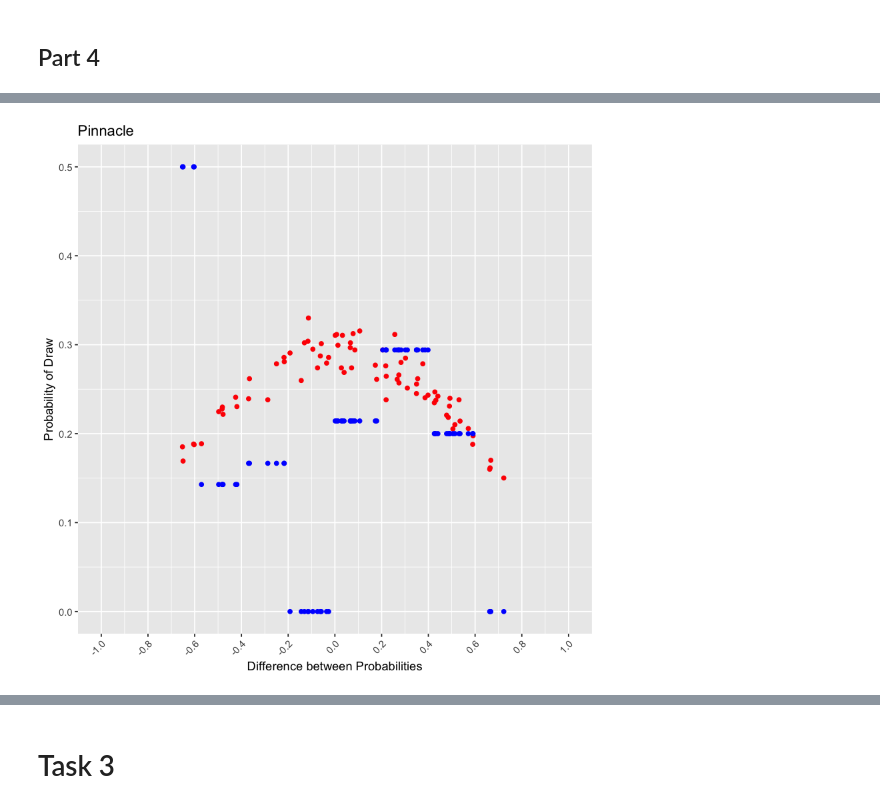
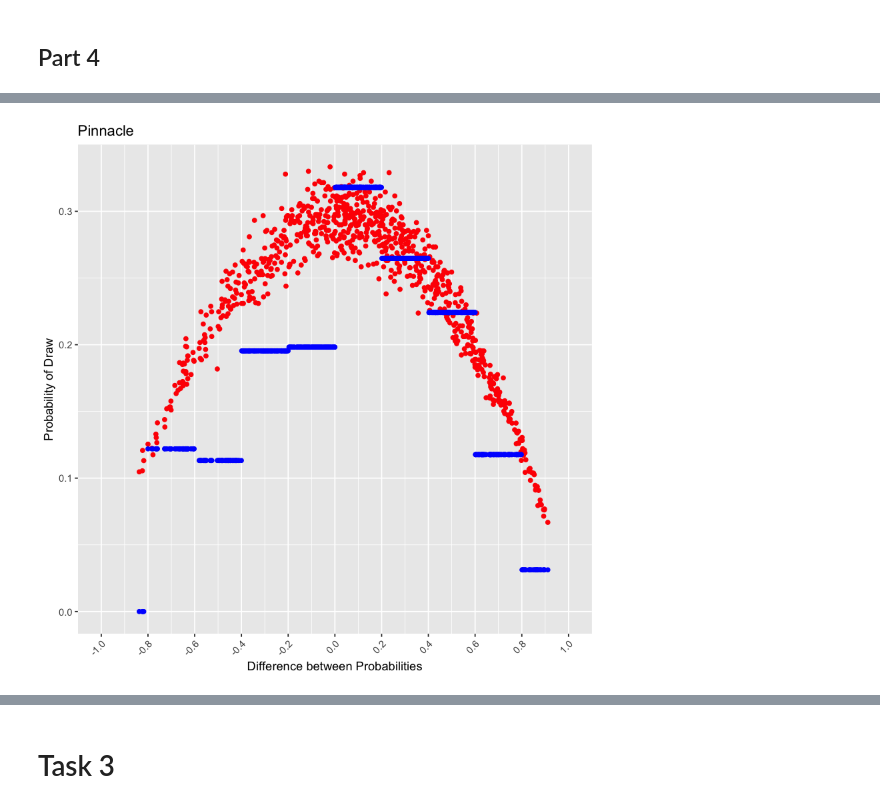
Before and after one commit to BU-IE-582/fall20-mbahadir, a Jupyter notebook: Homework1/Homework 1.ipynb, the cells around one changed output, grey strips where cells are left out. Saved outputs shown, nothing was run; the diff lists cells and outputs as text; code cells hidden in the pictures.

```diff
--- a/Homework1/Homework 1.ipynb
+++ b/Homework1/Homework 1.ipynb
@@ -5,0 +1,8 @@ library(ggplot2)
+# %%
+library(data.table)
+df_1=fread("E0.csv")
+df_2=fread("E0-2.csv")
+df_3=fread("E0-3.csv")
+joints <- intersect(colnames(df_3), colnames(df_1[,1:56]))
+df<-rbind(subset(df_1, select = joints), subset(df_2, select = joints),subset(df_3, select=joints))
+library(ggplot2)
@@ -74,10 +83,10 @@ A similar situation for Home Goals is existing for Away Goals. Namely, Poisson d
 # %% [markdown]
 ## Task 2
 # %%
-df_Bet365=df[,c(8,23,24,25,26,27)]
-df_BetAndWin=df[,c(8,23,24,28,29,30)]
-df_Pinnacle=df[,c(8,23,24,34,35,36)]
-df_IW=df[,c(8,23,24,31,32,33)]
+df_Bet365=df[,c(7,22,23,24,25,26)]
+df_BetAndWin=df[,c(7,22,23,27,28,29)]
+df_Pinnacle=df[,c(7,22,23,33,34,35)]
+df_IW=df[,c(7,22,23,30,31,32)]
 # %% [markdown]
 4 different data frames were constructed by selecting proper columns(columns related to matches and each bookmaker) from the general data frame. These bookmakers can be listed as Bet 365, Bet and Win, Pinnacle, and IW. All the processes are made in those data frames.
 # %% [markdown]
@@ -155,11 +164,11 @@ In this part, Bet 365 selected as first bookmaker. Which steps were done can be
 # %%
 library(comprehenr)
 # %%
-a<-seq(-1,0.8,by=0.2)
+a<-seq(-1,1,by=0.2)
 df_Bet365$diff=df_Bet365$home_prob-df_Bet365$away_prob
-df_Bet365$categ<-to_vec(for(posi in 1:78) for(i in a)
-  if(i>(df_Bet365$home_prob[posi]-df_Bet365$away_prob[posi]) &&
-     i<=(df_Bet365$home_prob[posi]-df_Bet365$away_prob[posi]+0.2)) as.integer((i+1)/0.2)-1)
+df_Bet365$categ<-to_vec(for(posi in 1:838) for(i in a)
+  if(i>=(df_Bet365$home_prob[posi]-df_Bet365$away_prob[posi]) &&
+     i<(df_Bet365$home_prob[posi]-df_Bet365$away_prob[posi]+0.2)) as.integer((i+1)/0.2)-1)
 
 df_Bet365[categ==0, bins:="(-1, -0.8]"]
 df_Bet365[categ==1, bins:="(-0.8, -0.6]"]
@@ -286,36 +293,36 @@ ggplot(df_IW,aes(x=bins,y=draw_prob))+ stat_summary(fun.y="mean", geom="bar")+
 # %%
 df_Pinnacle$diff=df_Pinnacle$home_prob-df_Pinnacle$away_prob
-df_Pinnacle$categ<-to_vec(for(posi in 1:78) for(i in a)
-  if(i>(df_Pinnacle$home_prob[posi]-df_Pinnacle$away_prob[posi]) &&
+df_Pinnacle$categ<-to_vec(for(posi in 1:838) for(i in a)
+  if(i>=(df_Pinnacle$home_prob[posi]-df_Pinnacle$away_prob[posi]) &&
      i<=(df_Pinnacle$home_prob[posi]-df_Pinnacle$away_prob[posi]+0.2)) as.integer((i+1)/0.2)-1)
 
 df_Pinnacle[categ==0, bins:=determined_bins[1]]
 df_Pinnacle[categ==1, bins:=determined_bins[2]]
 df_Pinnacle[categ==2, bins:=determined_bins[3]]
 df_Pinnacle[categ==3, bins:=determined_bins[4]]
 df_Pinnacle[categ==4, bins:=determined_bins[5]]
 df_Pinnacle[categ==5, bins:=determined_bins[6]]
 df_Pinnacle[categ==6, bins:=determined_bins[7]]
 df_Pinnacle[categ==7, bins:=determined_bins[8]]
 df_Pinnacle[categ==8, bins:=determined_bins[9]]
 df_Pinnacle[categ==9, bins:=determined_bins[10]]
 
 df_Pinnacle[FTR=="D",draw:=1]
 df_Pinnacle[FTR=="H",draw:=0]
 df_Pinnacle[FTR=="A",draw:=0]
 determined_bins <- factor(c( "(-1, -0.8]", "(-0.8, -0.6]", "(-0.6, -0.4]","(-0.4, -0.2]",
                              "(-0.2, 0]","(0, 0.2]","(0.2, 0.4]","(0.4, 0.6]","(0.6, 0.8]", "(0.8, 1]"),
                           levels = c( "(-1, -0.8]", "(-0.8, -0.6]", "(-0.6, -0.4]","(-0.4, -0.2]",
                                       "(-0.2, 0]","(0, 0.2]","(0.2, 0.4]","(0.4, 0.6]","(0.6, 0.8]", "(0.8, 1]"),
                           ordered = T)
 df_Pinnacle[,real_draw_prob:=mean(draw),by=categ]
 #table(df_Pinnacle$bins,df_Pinnacle$draw)
 ggplot(df_Pinnacle,aes(x=diff,y=draw_prob))+geom_point(color="red")+
   labs(x="Difference between Probabilities",y="Probability of Draw")+ggtitle("Pinnacle")+
   geom_point(aes(x=diff, y=real_draw_prob),color="blue") + theme(axis.text.x = element_text(angle = 45,hjust = 1))+
   scale_x_continuous(breaks = scales::pretty_breaks(n = 10),limits=c(-1,1))
 # %% [output]
-[figure, old version]
+[figure, new version]
 # %%
 ggplot(df_Pinnacle,aes(x=bins,y=draw_prob))+ stat_summary(fun.y="mean", geom="bar")+
   labs(x="Bins",y="Probability of Draw")+ggtitle("Pinnaccle")+
```
Also changed, not shown: parts of 30 cells of this notebook, 5 other files.
